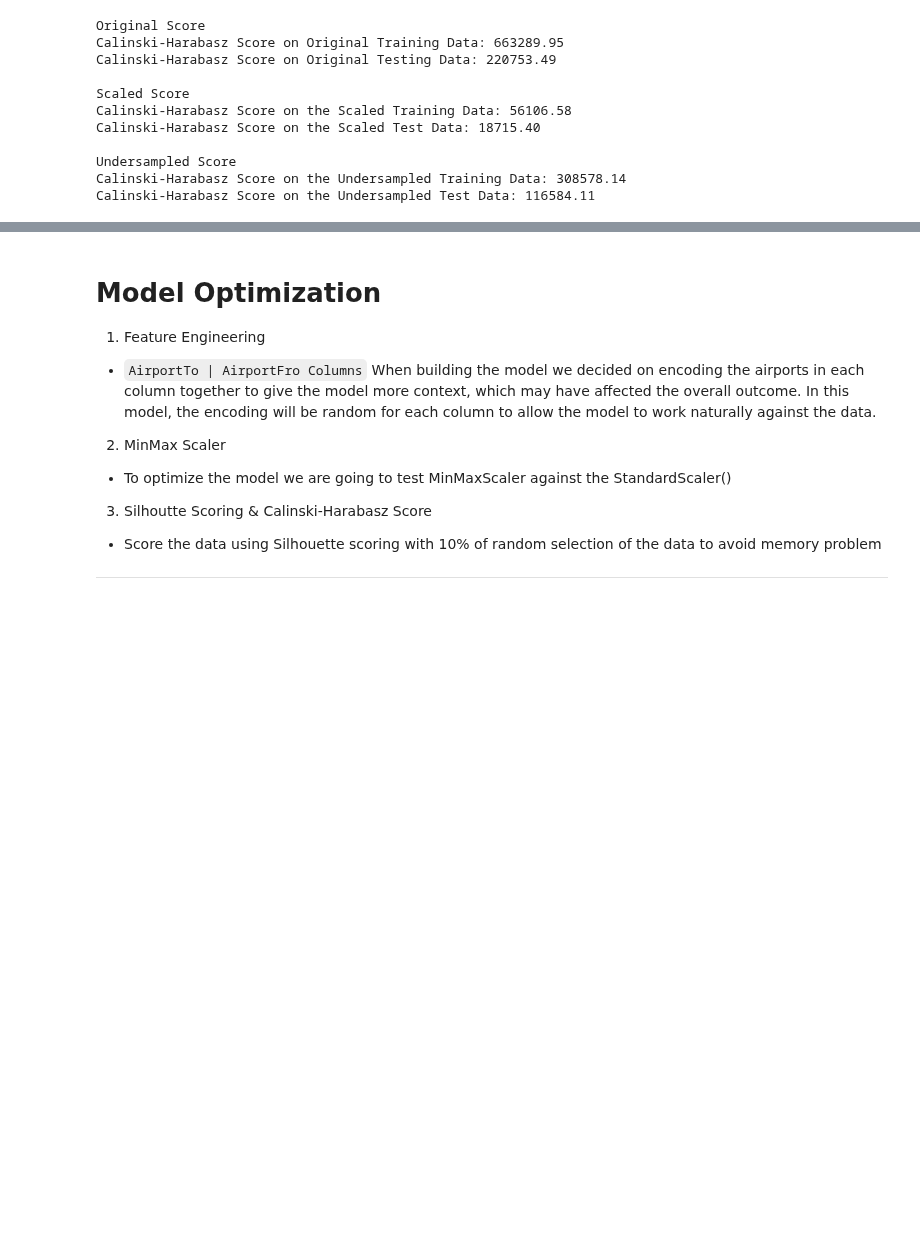
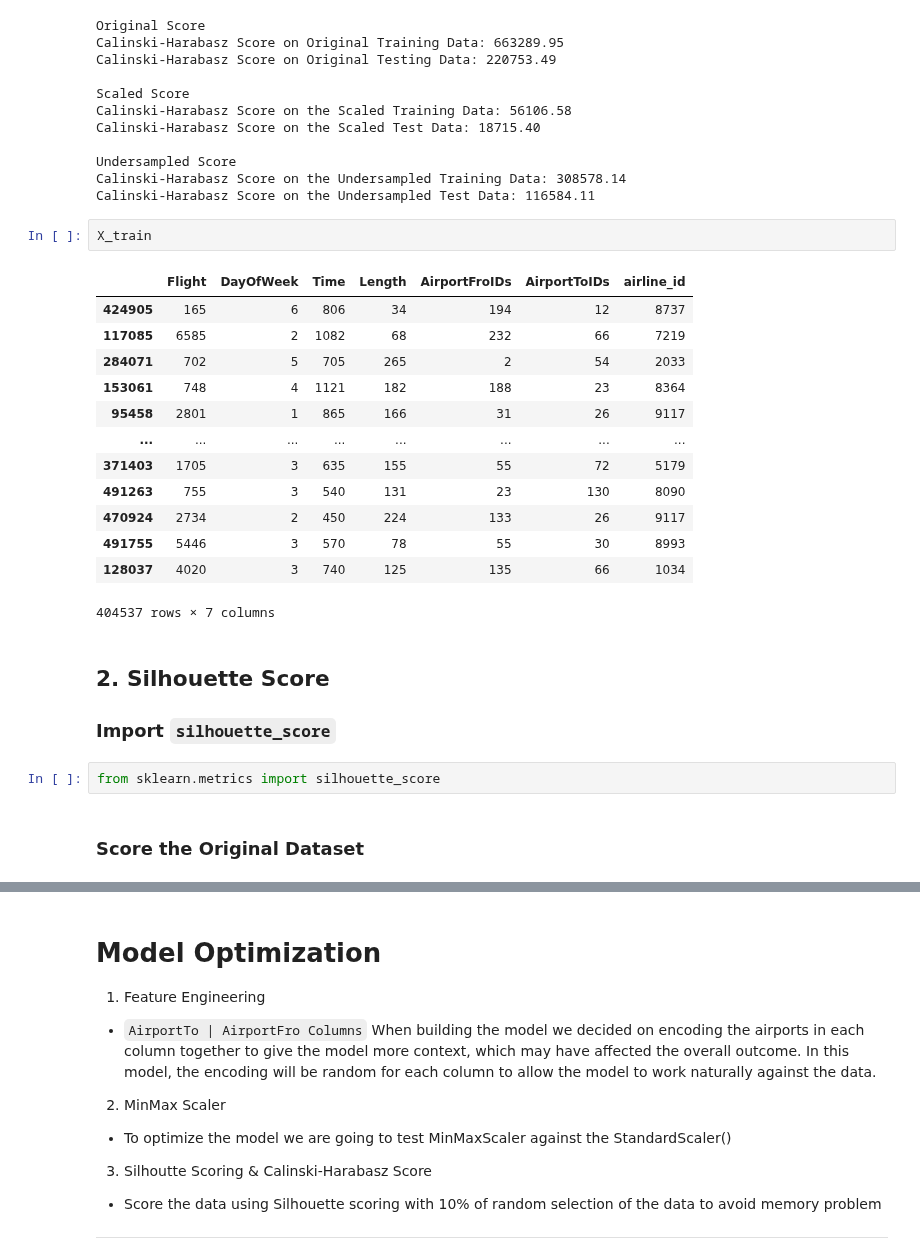
Before and after one commit to stacjstaton/ai-project2-flight-delay-predictions, a Jupyter notebook: jenn_models.ipynb, the cells around one changed output, grey strips where cells are left out. Drawn from its saved outputs; the diff is of its cells as text; blank space fills up the shorter version.

```diff
--- a/jenn_models.ipynb
+++ b/jenn_models.ipynb
@@ -707,3 +719,26 @@ Calinski-Harabasz Score on the Scaled Test Data: 18715.40
 Undersampled Score
 Calinski-Harabasz Score on the Undersampled Training Data: 308578.14
 Calinski-Harabasz Score on the Undersampled Test Data: 116584.11
+# %%
+X_train
+# %% [output]
+|  | Flight | DayOfWeek | Time | Length | AirportFroIDs | AirportToIDs | airline_id |
+| 424905 | 165 | 6 | 806 | 34 | 194 | 12 | 8737 |
+| 117085 | 6585 | 2 | 1082 | 68 | 232 | 66 | 7219 |
+| 284071 | 702 | 5 | 705 | 265 | 2 | 54 | 2033 |
+| 153061 | 748 | 4 | 1121 | 182 | 188 | 23 | 8364 |
+| 95458 | 2801 | 1 | 865 | 166 | 31 | 26 | 9117 |
+| ... | ... | ... | ... | ... | ... | ... | ... |
+| 371403 | 1705 | 3 | 635 | 155 | 55 | 72 | 5179 |
+| 491263 | 755 | 3 | 540 | 131 | 23 | 130 | 8090 |
+| 470924 | 2734 | 2 | 450 | 224 | 133 | 26 | 9117 |
+| 491755 | 5446 | 3 | 570 | 78 | 55 | 30 | 8993 |
+| 128037 | 4020 | 3 | 740 | 125 | 135 | 66 | 1034 |
+404537 rows × 7 columns
+# %% [markdown]
+## 2. Silhouette Score
+### Import `silhouette_score`
+# %%
+from sklearn.metrics import silhouette_score
+# %% [markdown]
+### Score the Original Dataset
```
Also changed, not shown: parts of 20 cells of this notebook, 2 other files.
